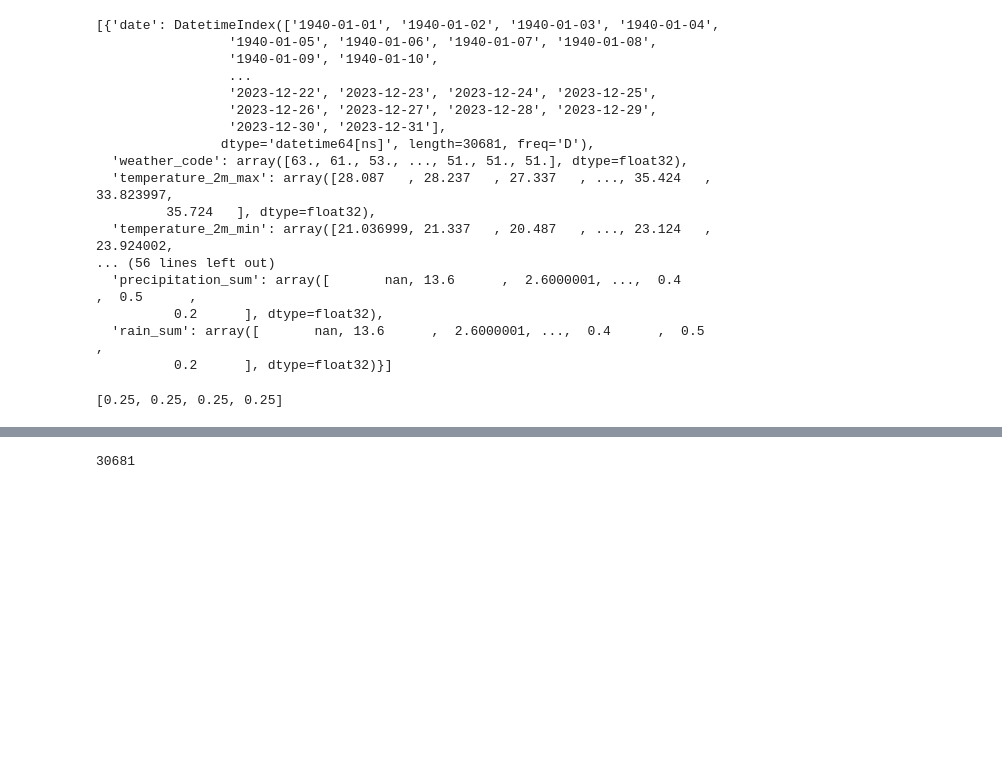
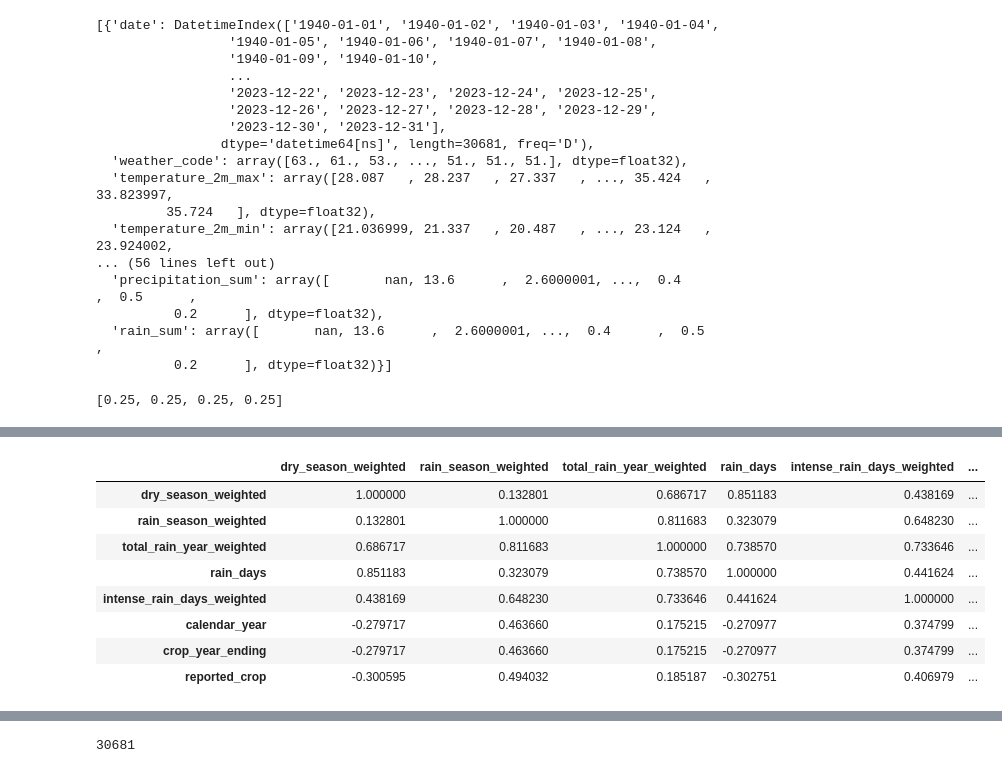
Before and after one commit to KwenteaneResearch/weather_checker, a Jupyter notebook: notebooks/analog_years_classifier.ipynb, the cells around one changed output, grey strips where cells are left out. Cells and saved outputs as stored; diff of their text form; code cells hidden in the pictures; blank space fills up the shorter version.

```diff
--- a/notebooks/analog_years_classifier.ipynb
+++ b/notebooks/analog_years_classifier.ipynb
@@ -211,0 +381,12 @@ rain_season_cumul
+# %%
+cocoa_complete.corr()
+# %% [output]
+|  | dry_season_weighted | rain_season_weighted | total_rain_year_weighted | rain_days | intense_rain_days_weighted | ... |
+| dry_season_weighted | 1.000000 | 0.132801 | 0.686717 | 0.851183 | 0.438169 | ... |
+| rain_season_weighted | 0.132801 | 1.000000 | 0.811683 | 0.323079 | 0.648230 | ... |
+| total_rain_year_weighted | 0.686717 | 0.811683 | 1.000000 | 0.738570 | 0.733646 | ... |
+| rain_days | 0.851183 | 0.323079 | 0.738570 | 1.000000 | 0.441624 | ... |
+| intense_rain_days_weighted | 0.438169 | 0.648230 | 0.733646 | 0.441624 | 1.000000 | ... |
+| calendar_year | -0.279717 | 0.463660 | 0.175215 | -0.270977 | 0.374799 | ... |
+| crop_year_ending | -0.279717 | 0.463660 | 0.175215 | -0.270977 | 0.374799 | ... |
+| reported_crop | -0.300595 | 0.494032 | 0.185187 | -0.302751 | 0.406979 | ... |
```
Also changed, not shown: parts of 17 cells of this notebook, 1 other file.
